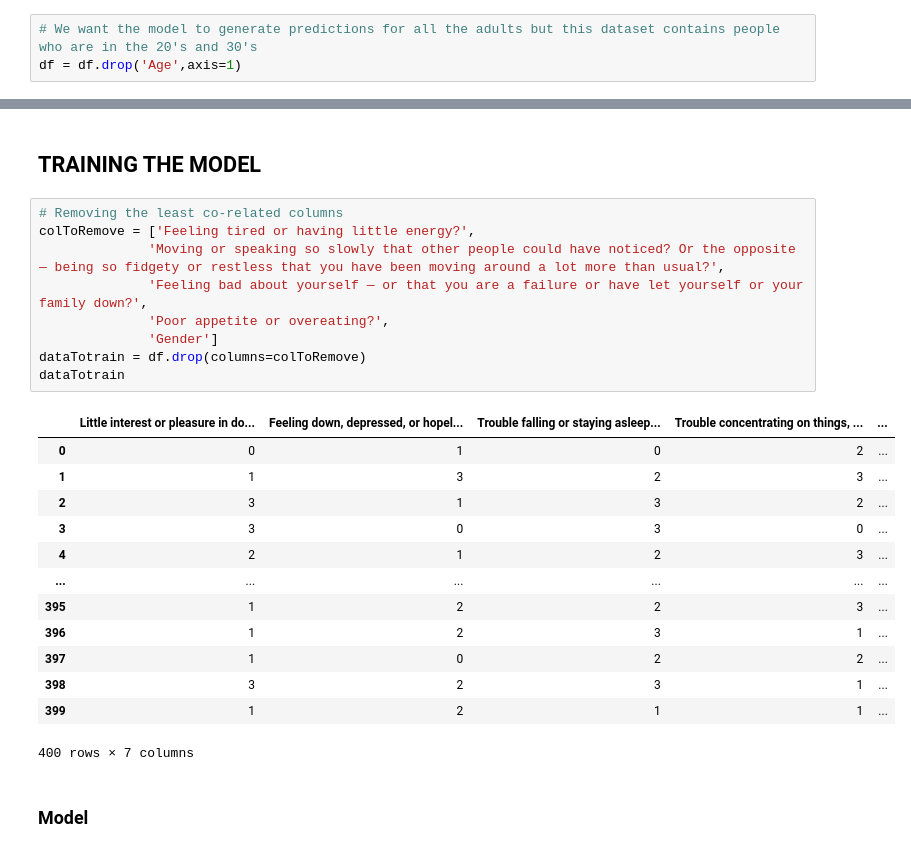
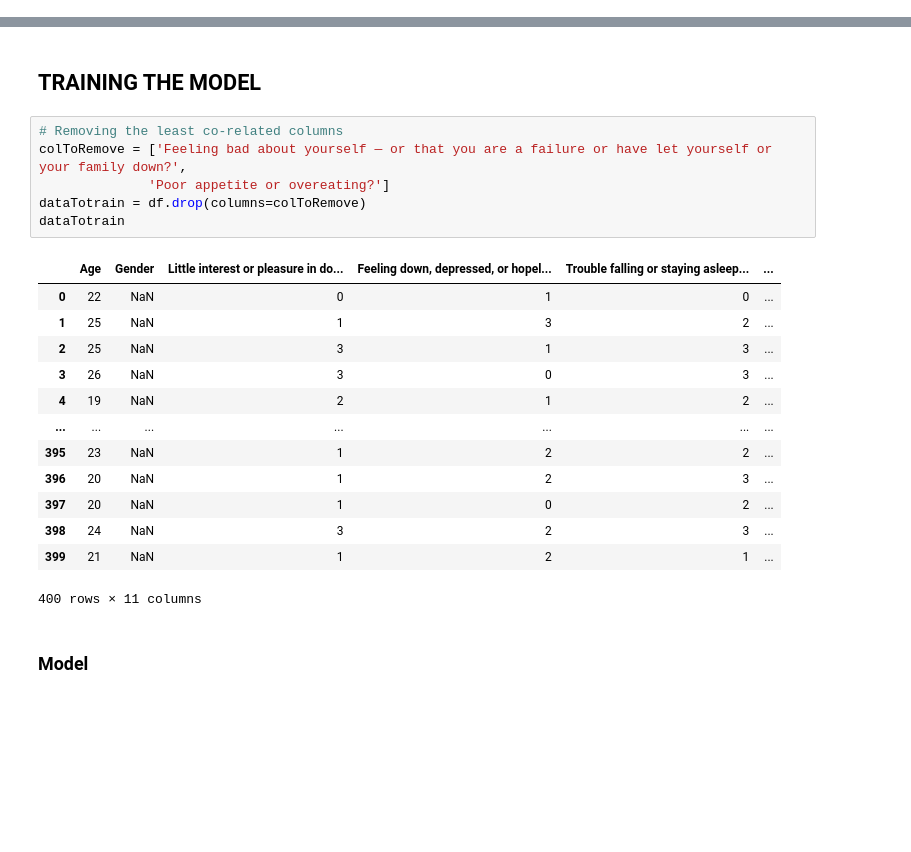
Before and after one commit to SLokesh1810/mental_health_detector, a Jupyter notebook: PHQ9_DepressionDetector.ipynb, the cells around one changed output, grey strips where cells are left out. Drawn from its saved outputs; the diff is of its cells as text; blank space fills up the shorter version.

```diff
--- a/PHQ9_DepressionDetector.ipynb
+++ b/PHQ9_DepressionDetector.ipynb
@@ -52,9 +50,6 @@ df
 400 rows × 13 columns
 # %% [markdown]
 ## **DATA PREPROCESSING**
-# %%
-# We want the model to generate predictions for all the adults but this dataset contains people who are in the 20's and 30's
-df = df.drop('Age',axis=1)
 # %% [markdown]
 ### Convertion to categories
 # %%
@@ -155,27 +151,24 @@ dtype: float64
 ## **TRAINING THE MODEL**
 # %%
 # Removing the least co-related columns
-colToRemove = ['Feeling tired or having little energy?',
-              'Moving or speaking so slowly that other people could have noticed? Or the opposite — being so fidgety or restless that you have been moving around a lot more than usual?',
-              'Feeling bad about yourself — or that you are a failure or have let yourself or your family down?',
-              'Poor appetite or overeating?',
-              'Gender']
+colToRemove = ['Feeling bad about yourself — or that you are a failure or have let yourself or your family down?',
+              'Poor appetite or overeating?']
 dataTotrain = df.drop(columns=colToRemove)
 dataTotrain
 # %% [output]
-|  | Little interest or pleasure in do... | Feeling down, depressed, or hopel... | Trouble falling or staying asleep... | Trouble concentrating on things, ... | ... |
-| 0 | 0 | 1 | 0 | 2 | ... |
-| 1 | 1 | 3 | 2 | 3 | ... |
-| 2 | 3 | 1 | 3 | 2 | ... |
-| 3 | 3 | 0 | 3 | 0 | ... |
-| 4 | 2 | 1 | 2 | 3 | ... |
-| ... | ... | ... | ... | ... | ... |
-| 395 | 1 | 2 | 2 | 3 | ... |
-| 396 | 1 | 2 | 3 | 1 | ... |
-| 397 | 1 | 0 | 2 | 2 | ... |
-| 398 | 3 | 2 | 3 | 1 | ... |
-| 399 | 1 | 2 | 1 | 1 | ... |
+|  | Age | Gender | Little interest or pleasure in do... | Feeling down, depressed, or hopel... | Trouble falling or staying asleep... | ... |
+| 0 | 22 | NaN | 0 | 1 | 0 | ... |
+| 1 | 25 | NaN | 1 | 3 | 2 | ... |
+| 2 | 25 | NaN | 3 | 1 | 3 | ... |
+| 3 | 26 | NaN | 3 | 0 | 3 | ... |
+| 4 | 19 | NaN | 2 | 1 | 2 | ... |
+| ... | ... | ... | ... | ... | ... | ... |
+| 395 | 23 | NaN | 1 | 2 | 2 | ... |
+| 396 | 20 | NaN | 1 | 2 | 3 | ... |
+| 397 | 20 | NaN | 1 | 0 | 2 | ... |
+| 398 | 24 | NaN | 3 | 2 | 3 | ... |
+| 399 | 21 | NaN | 1 | 2 | 1 | ... |
-400 rows × 7 columns
+400 rows × 11 columns
 # %% [markdown]
 ### **Model**
 # %%
```
Also changed, not shown: parts of 10 cells of this notebook.
